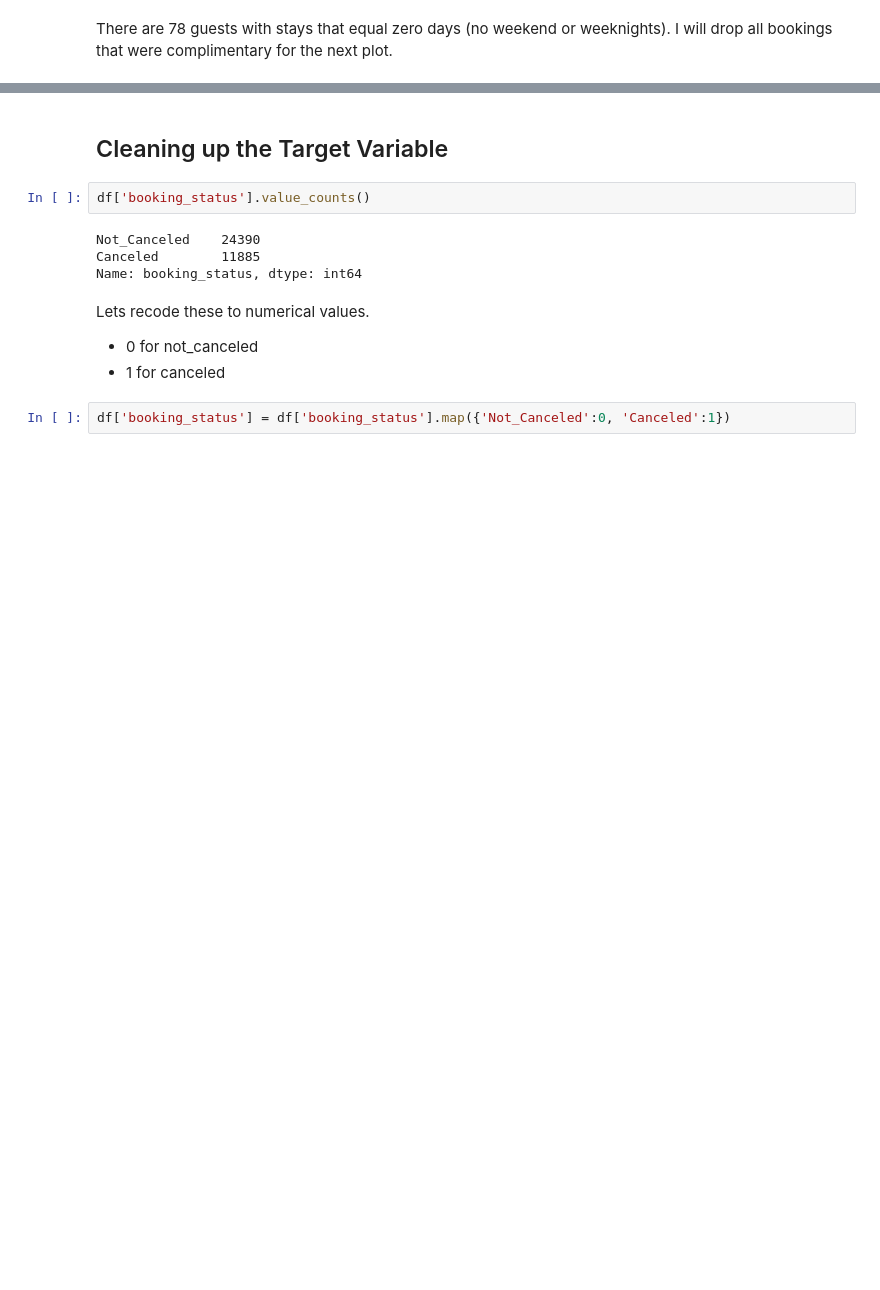
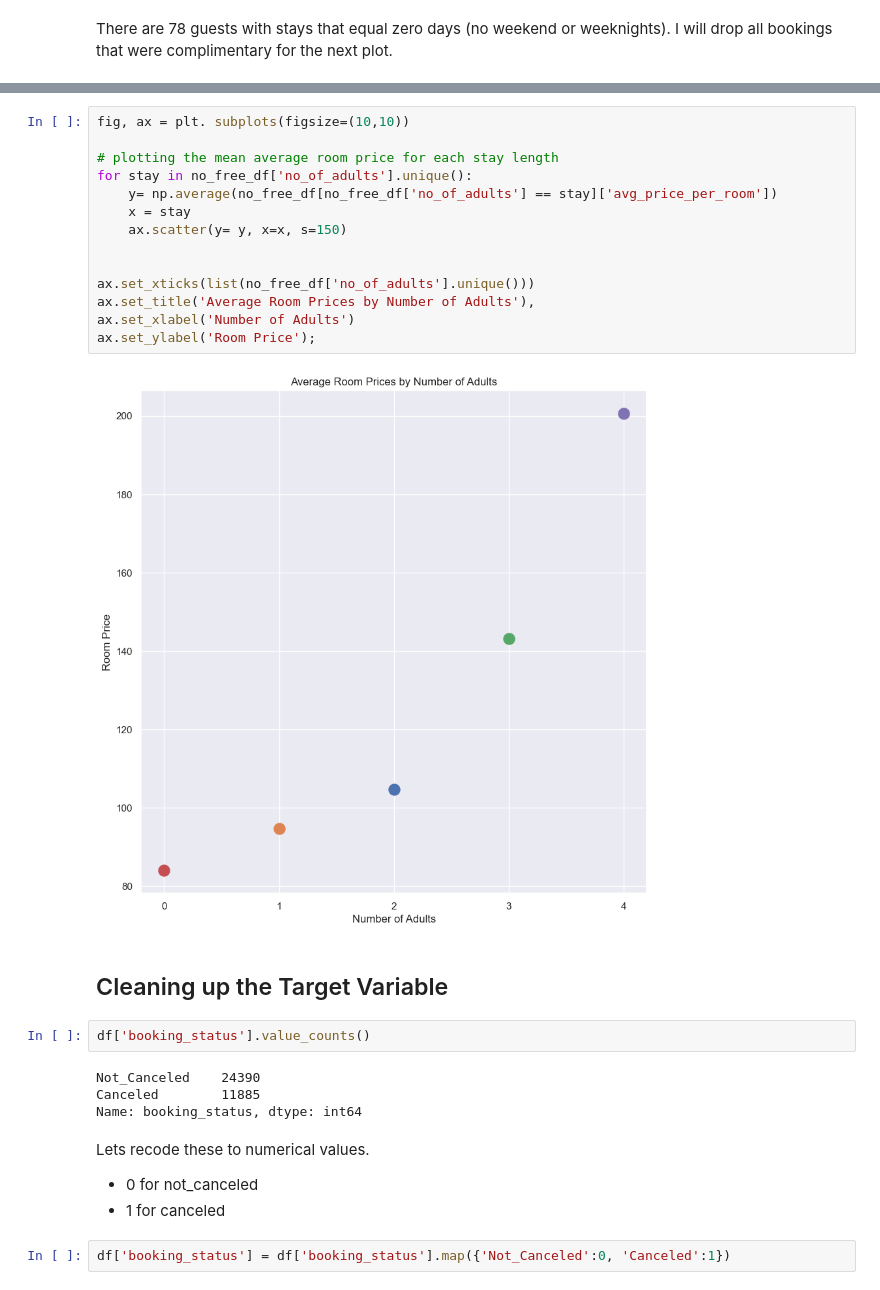
Before and after one commit to mduncan23/Hotel_Cancellation_Predictor, a Jupyter notebook: Hotel_Cancellation_Notebook-Keras.ipynb, the cells around one changed output, grey strips where cells are left out. Cells and saved outputs as stored; diff of their text form; blank space fills up the shorter version.

```diff
--- a/Hotel_Cancellation_Notebook-Keras.ipynb
+++ b/Hotel_Cancellation_Notebook-Keras.ipynb
@@ -739,3 +748,19 @@ ax.hlines(np.average(no_free_df[
+# %%
+fig, ax = plt. subplots(figsize=(10,10))
+
+# plotting the mean average room price for each stay length
+for stay in no_free_df['no_of_adults'].unique():
+    y= np.average(no_free_df[no_free_df['no_of_adults'] == stay]['avg_price_per_room'])
+    x = stay
+    ax.scatter(y= y, x=x, s=150)
+
+
+ax.set_xticks(list(no_free_df['no_of_adults'].unique()))
+ax.set_title('Average Room Prices by Number of Adults'),
+ax.set_xlabel('Number of Adults')
+ax.set_ylabel('Room Price');
+# %% [output]
+[figure, added]
 # %% [markdown]
 ## Cleaning up the Target Variable
 # %%
```
Also changed, not shown: parts of 26 cells of this notebook.
